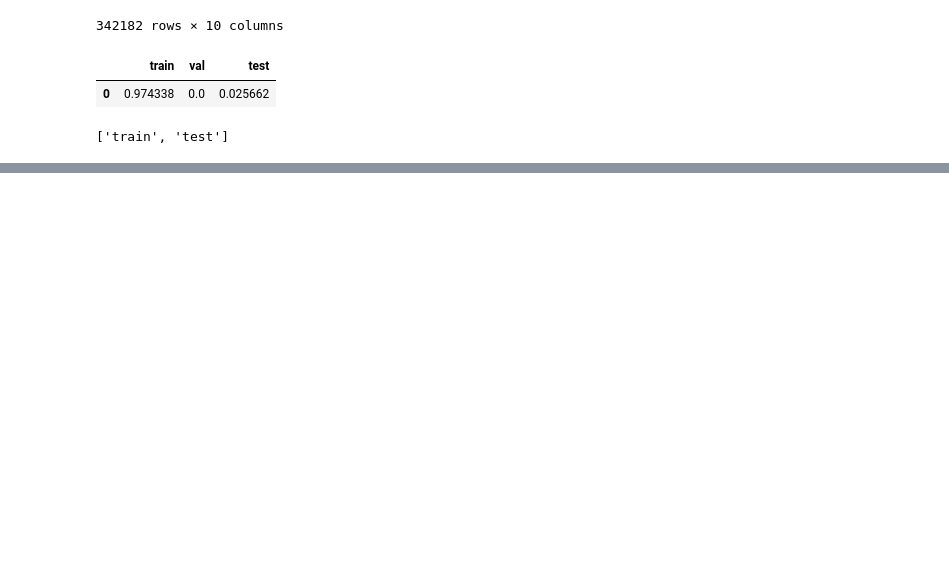
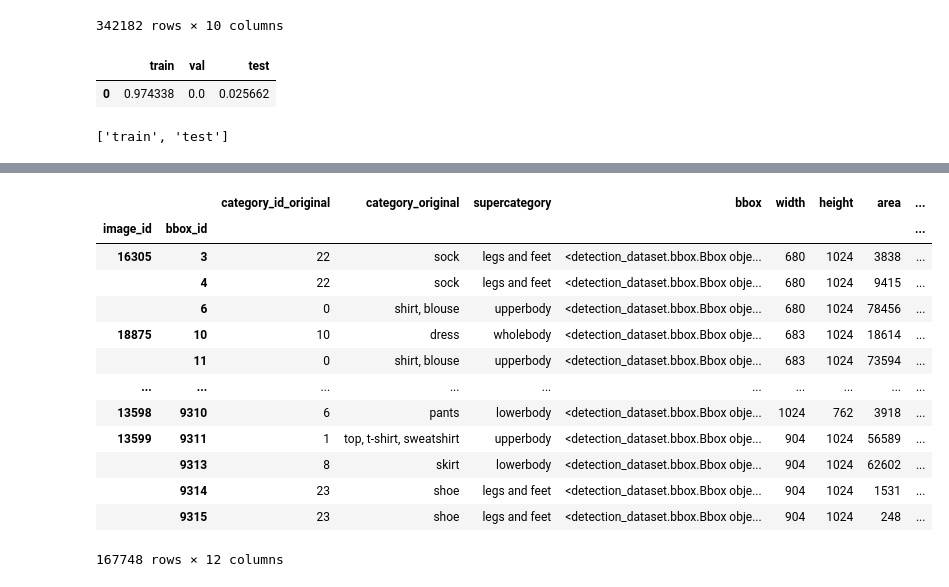
Before and after one commit to blinjrm/detection-datasets, a Jupyter notebook: notebooks/factory_transform_refactored.ipynb, the cells around one changed output, grey strips where cells are left out. Drawn from its saved outputs; the diff is of its cells as text; code cells hidden in the pictures; blank space fills up the shorter version.

```diff
--- a/notebooks/factory_transform_refactored.ipynb
+++ b/notebooks/factory_transform_refactored.ipynb
@@ -73,26 +73,41 @@ Name: (16305, 0), dtype: object
 # %%
 mapping = converter.dataset.categories.copy()
 mapping['new_category'] = ""
 mapping['new_category_id'] = ""
 
 # Clothing
 mapping.loc[mapping.category_id.isin(range(13)), 'new_category'] = 'clothing'
 mapping.loc[mapping.category_id.isin(range(13)), 'new_category_id'] = 1
 
 # Accessories
 mapping.loc[mapping.category_id.isin(range(13, 27)), 'new_category'] = 'accessories'
 mapping.loc[mapping.category_id.isin(range(13, 27)), 'new_category_id'] = 3
 
 # Shoes
 mapping.loc[mapping.category_id == 23, 'new_category'] = "shoes"
 mapping.loc[mapping.category_id == 23, 'new_category_id'] = 2
 
 # Other - to be dropped
 mapping.loc[mapping.category_id.isin(range(27, 46)), 'new_category'] = 'details'
 mapping.loc[mapping.category_id.isin(range(27, 46)), 'new_category_id'] = -1
 
 mapping = mapping[mapping.loc[:, 'new_category_id'] > 0]
 
 converter.transform(category_mapping = mapping)
-converter.dataset.categorie_names
+converter.dataset.data
+# %% [output]
+|  |  | category_id_original | category_original | supercategory | bbox | width | height | area | ... |
+| image_id | bbox_id |  |  |  |  |  |  |  | ... |
+| 16305 | 3 | 22 | sock | legs and feet | <detection_dataset.bbox.Bbox obje... | 680 | 1024 | 3838 | ... |
+|  | 4 | 22 | sock | legs and feet | <detection_dataset.bbox.Bbox obje... | 680 | 1024 | 9415 | ... |
+|  | 6 | 0 | shirt, blouse | upperbody | <detection_dataset.bbox.Bbox obje... | 680 | 1024 | 78456 | ... |
+| 18875 | 10 | 10 | dress | wholebody | <detection_dataset.bbox.Bbox obje... | 683 | 1024 | 18614 | ... |
+|  | 11 | 0 | shirt, blouse | upperbody | <detection_dataset.bbox.Bbox obje... | 683 | 1024 | 73594 | ... |
+| ... | ... | ... | ... | ... | ... | ... | ... | ... | ... |
+| 13598 | 9310 | 6 | pants | lowerbody | <detection_dataset.bbox.Bbox obje... | 1024 | 762 | 3918 | ... |
+| 13599 | 9311 | 1 | top, t-shirt, sweatshirt | upperbody | <detection_dataset.bbox.Bbox obje... | 904 | 1024 | 56589 | ... |
+|  | 9313 | 8 | skirt | lowerbody | <detection_dataset.bbox.Bbox obje... | 904 | 1024 | 62602 | ... |
+|  | 9314 | 23 | shoe | legs and feet | <detection_dataset.bbox.Bbox obje... | 904 | 1024 | 1531 | ... |
+|  | 9315 | 23 | shoe | legs and feet | <detection_dataset.bbox.Bbox obje... | 904 | 1024 | 248 | ... |
+167748 rows × 12 columns
 # %%
```
Also changed, not shown: parts of 4 cells of this notebook, 2 other files.
